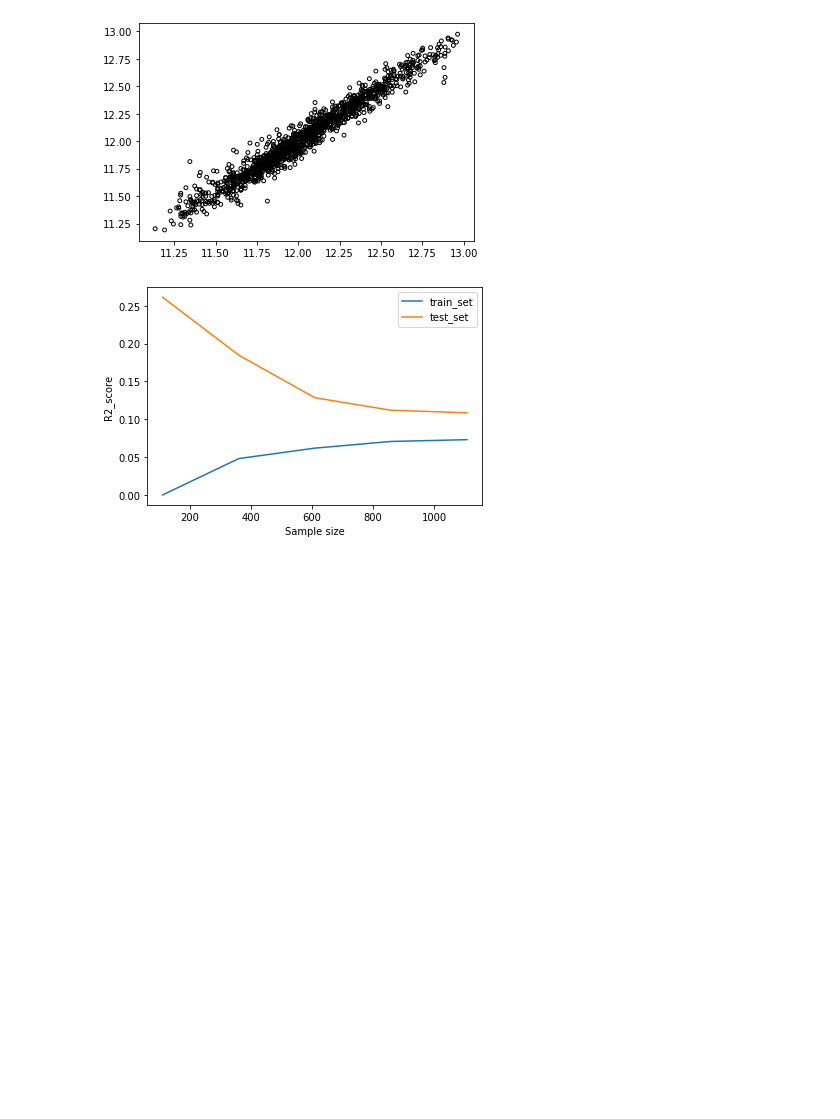
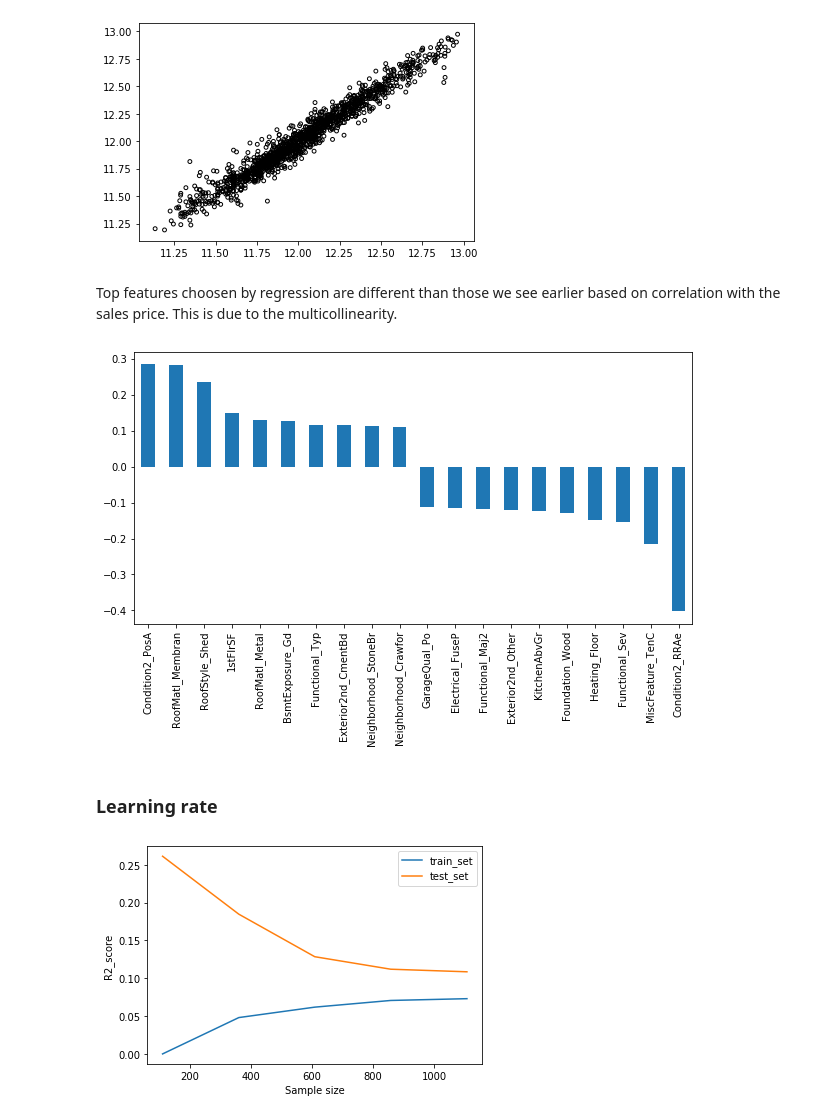
Before and after one commit to roshankoirala/ML-Examples-, a Jupyter notebook: House price/House_price_submission.ipynb, the cells around one changed output. Saved outputs shown, nothing was run; the diff lists cells and outputs as text; code cells hidden in the pictures; blank space fills up the shorter version.

```diff
--- a/House price/House_price_submission.ipynb
+++ b/House price/House_price_submission.ipynb
@@ -243,6 +243,20 @@ plt.scatter(y_train, y_pred_lr, s = 15, facecolors = 'none', edgecolors = 'k')
 plt.show()
 # %% [output]
 [figure]
+# %% [markdown]
+Top features choosen by regression are different than those we see earlier based on correlation with the sales price. This is due to the multicollinearity.
+# %%
+coef = pd.Series(lr.coef_, index = X_train.columns)
+coef_sorted = coef.sort_values(ascending=False)
+coef_top = pd.concat([coef_sorted.head(10), coef_sorted.tail(10)])
+
+plt.figure(figsize = (10, 5))
+coef_top.plot.bar()
+plt.show()
+# %% [output]
+[figure, added]
+# %% [markdown]
+### Learning rate
 # %%
 n_train, train_scores, test_scores = learning_curve(lr, \
                                                    X_train, y_train, scoring = 'neg_root_mean_squared_error')
```
Also changed, not shown: parts of 6 cells of this notebook.
